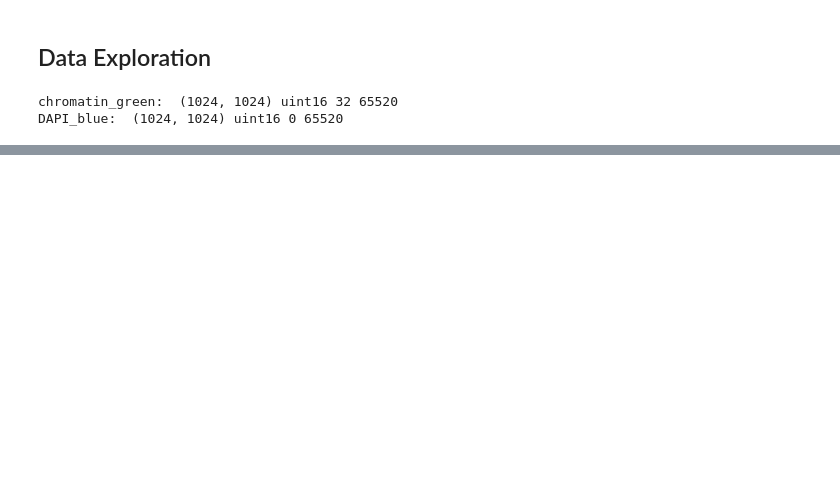
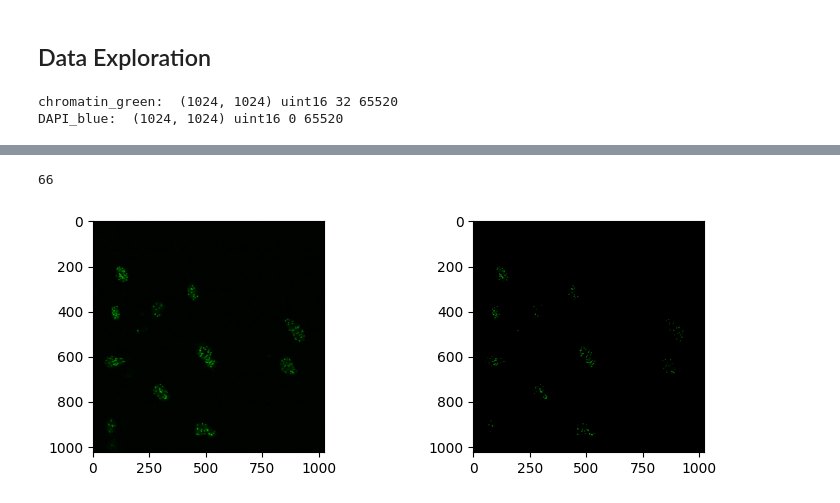
Before and after one commit to Anthony-Journy/ImageAnalysis, a Jupyter notebook: chromosomes_counting.ipynb, the cells around one changed output, grey strips where cells are left out. Cells and saved outputs as stored; diff of their text form; code cells hidden in the pictures; blank space fills up the shorter version.

```diff
--- a/chromosomes_counting.ipynb
+++ b/chromosomes_counting.ipynb
@@ -78 +93,12 @@ _ = plt.hist(chromatin_green_scaled.flatten(), bins=255, log=True)
 [figure]
+# %%
+otsu_threshold = filters.threshold_otsu(chromatin_green_scaled)
+print(otsu_threshold)
+green_otsu = np.clip(chromatin_green_scaled.copy(), otsu_threshold, 255)
+
+fig, axs = plt.subplots(1, 2, figsize=(9, 3))
+_ = axs[0].imshow(chromatin_green_scaled, cmap = green_black)
+_ = axs[1].imshow(green_otsu, cmap = green_black)
+# %% [output]
+66
+[figure, added]
```
Also changed, not shown: parts of 7 cells of this notebook.
